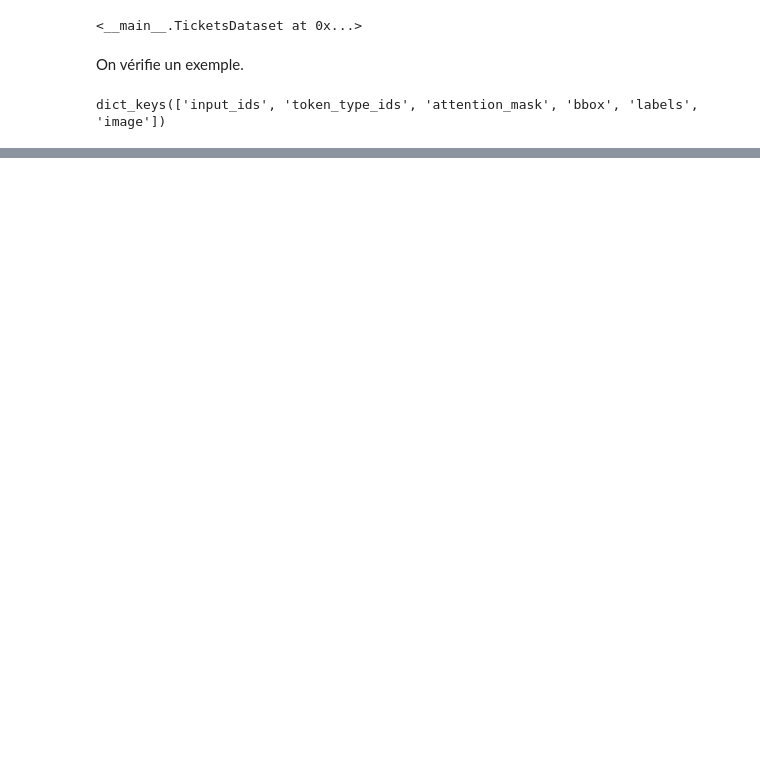
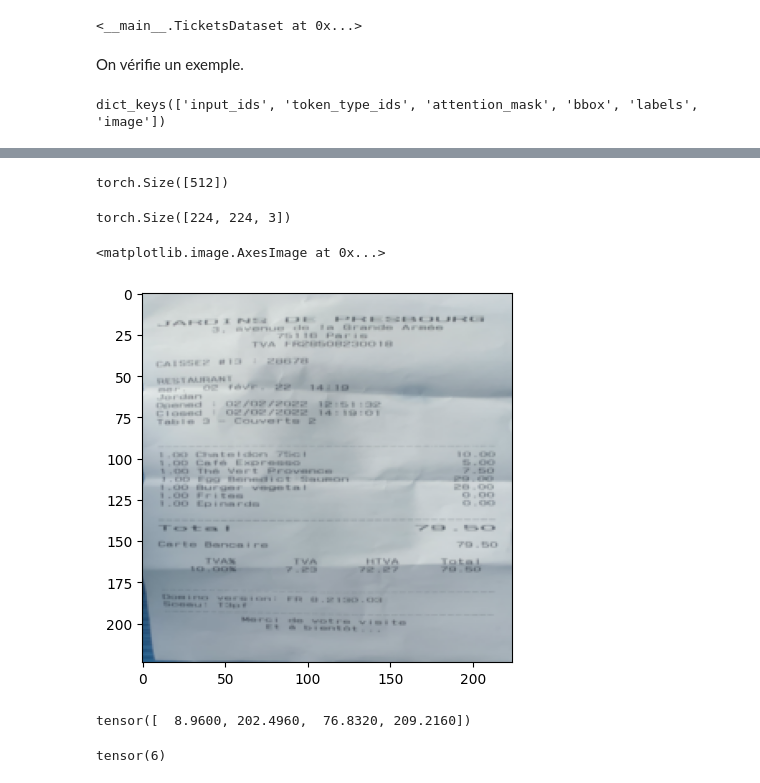
Before and after one commit to etalab/programme10pourcent-socratext, a Jupyter notebook: notebooks/build_dataset.ipynb, the cells around one changed output, grey strips where cells are left out. Saved outputs shown, nothing was run; the diff lists cells and outputs as text; code cells hidden in the pictures; blank space fills up the shorter version.

```diff
--- a/notebooks/build_dataset.ipynb
+++ b/notebooks/build_dataset.ipynb
@@ -52,10 +56,12 @@ def format_image_annotations(image_annotations: Dict):
         #  [x1, y1, x3, y3] format
         x1 = 10 * x
         y1 = 10 * (100 - y - height)
+        # y1 = 10 * (y + height)
         x3 = 10 * (x + width)
         y3 = 10 * (100 - y)
+        # y3 = 10 * y
 
-        boxes.append([x1, y1, x3, y3])
+        boxes.append([int(coord) for coord in [x1, y1, x3, y3]])
         words.append(annotation['meta']['text'][0])
         labels.append(value['rectanglelabels'][0])
 
@@ -156,7 +175,7 @@ class TicketsDataset(Dataset):
         self.processor = processor
 
     def __len__(self):
-        return len(self.image_file_names)
+        return len(self.image_paths)
 
     def __getitem__(self, idx):
         # first, take an image
@@ -227,0 +244,23 @@ dict_keys(['input_ids', 'token_type_ids', 'attention_mask', 'bbox', 'labels', 'i
+# %%
+encoding['labels'].shape
+# %% [output]
+torch.Size([512])
+# %%
+encoding['image'].permute(1, 2, 0).shape
+# %% [output]
+torch.Size([224, 224, 3])
+# %%
+from matplotlib import pyplot as plt
+
+plt.imshow(encoding['image'].permute(1, 2, 0))
+# %% [output]
+<matplotlib.image.AxesImage at 0x...>
+[figure, added]
+# %%
+encoding['bbox'][1] / 1000 * 224
+# %% [output]
+tensor([  8.9600, 202.4960,  76.8320, 209.2160])
+# %%
+encoding['labels'][1]
+# %% [output]
+tensor(6)
```
Also changed, not shown: parts of 19 cells of this notebook.
